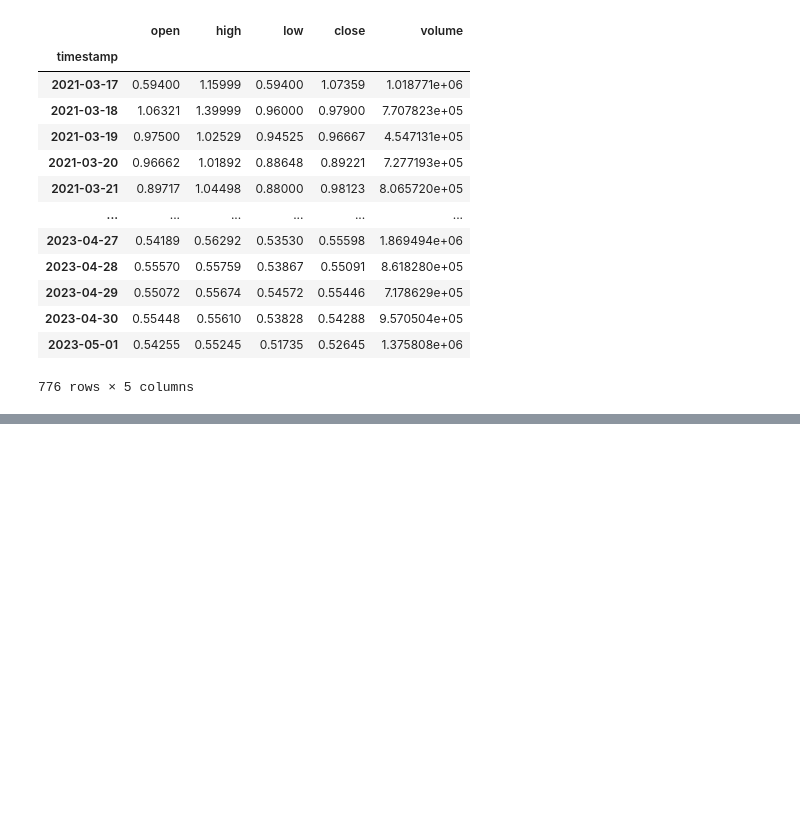
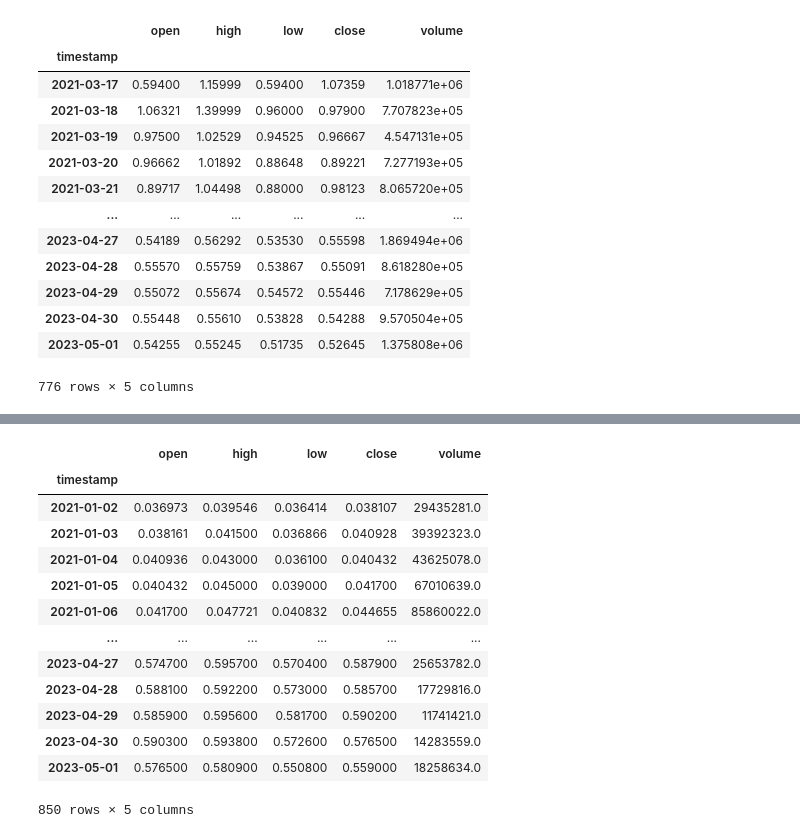
Before and after one commit to julianritchey/project-2, a Jupyter notebook: cryptos_for_ml_algotrading.ipynb, the cells around one changed output, grey strips where cells are left out. Cells and saved outputs as stored; diff of their text form; code cells hidden in the pictures; blank space fills up the shorter version.

```diff
--- a/cryptos_for_ml_algotrading.ipynb
+++ b/cryptos_for_ml_algotrading.ipynb
@@ -420,0 +467,46 @@ MANA_historical
+# %%
+# Create an instance of the exchange
+exchange = ccxt.binance()
+
+# Define the symbol and timeframe
+symbol = 'SAND/USDT'
+timeframe = '1d'
+
+# Set the start and end dates
+start_date = datetime.datetime(2021, 1, 1)
+end_date = datetime.datetime(2023, 5, 1)
+
+# Convert the dates to timestamps
+start_timestamp = int(start_date.timestamp() * 1000)
+end_timestamp = int(end_date.timestamp() * 1000)
+
+# Fetch the OHLCV data
+ohlcv_data = exchange.fetch_ohlcv(symbol, timeframe, start_timestamp, limit=1000)
+
+# Convert the data to a DataFrame
+SAND_historical = pd.DataFrame(ohlcv_data, columns=['timestamp', 'open', 'high', 'low', 'close', 'volume'])
+
+# Convert the timestamp column to DateTime
+SAND_historical['timestamp'] = pd.to_datetime(SAND_historical['timestamp'], unit='ms')
+
+# Set the timestamp column as the index
+SAND_historical.set_index('timestamp', inplace=True)
+
+# Perform slice indexing
+SAND_historical = SAND_historical.loc[start_date:end_date]
+SAND_historical
+# %% [output]
+|  | open | high | low | close | volume |
+| timestamp |  |  |  |  |  |
+| 2021-01-02 | 0.036973 | 0.039546 | 0.036414 | 0.038107 | 29435281.0 |
+| 2021-01-03 | 0.038161 | 0.041500 | 0.036866 | 0.040928 | 39392323.0 |
+| 2021-01-04 | 0.040936 | 0.043000 | 0.036100 | 0.040432 | 43625078.0 |
+| 2021-01-05 | 0.040432 | 0.045000 | 0.039000 | 0.041700 | 67010639.0 |
+| 2021-01-06 | 0.041700 | 0.047721 | 0.040832 | 0.044655 | 85860022.0 |
+| ... | ... | ... | ... | ... | ... |
+| 2023-04-27 | 0.574700 | 0.595700 | 0.570400 | 0.587900 | 25653782.0 |
+| 2023-04-28 | 0.588100 | 0.592200 | 0.573000 | 0.585700 | 17729816.0 |
+| 2023-04-29 | 0.585900 | 0.595600 | 0.581700 | 0.590200 | 11741421.0 |
+| 2023-04-30 | 0.590300 | 0.593800 | 0.572600 | 0.576500 | 14283559.0 |
+| 2023-05-01 | 0.576500 | 0.580900 | 0.550800 | 0.559000 | 18258634.0 |
+850 rows × 5 columns
```
Also changed, not shown: parts of 1 cell of this notebook, 29 other files.
